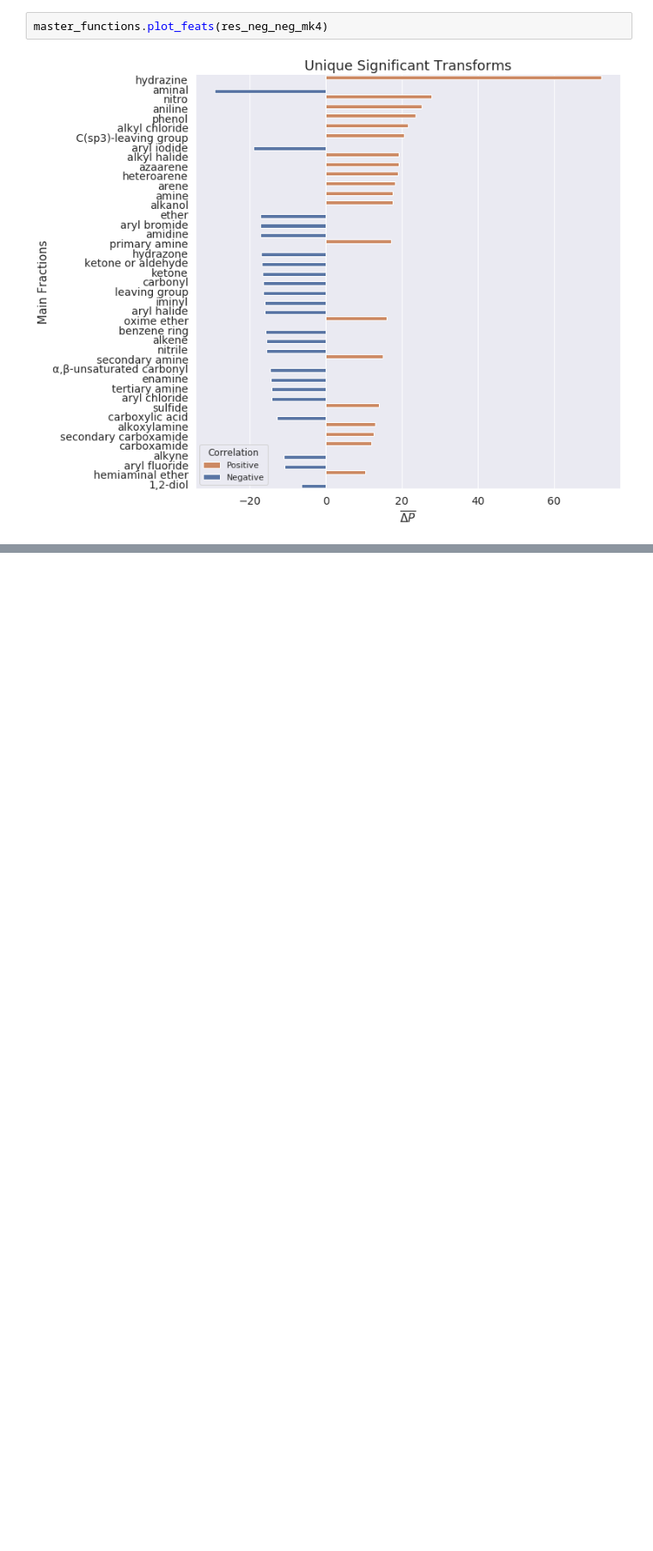
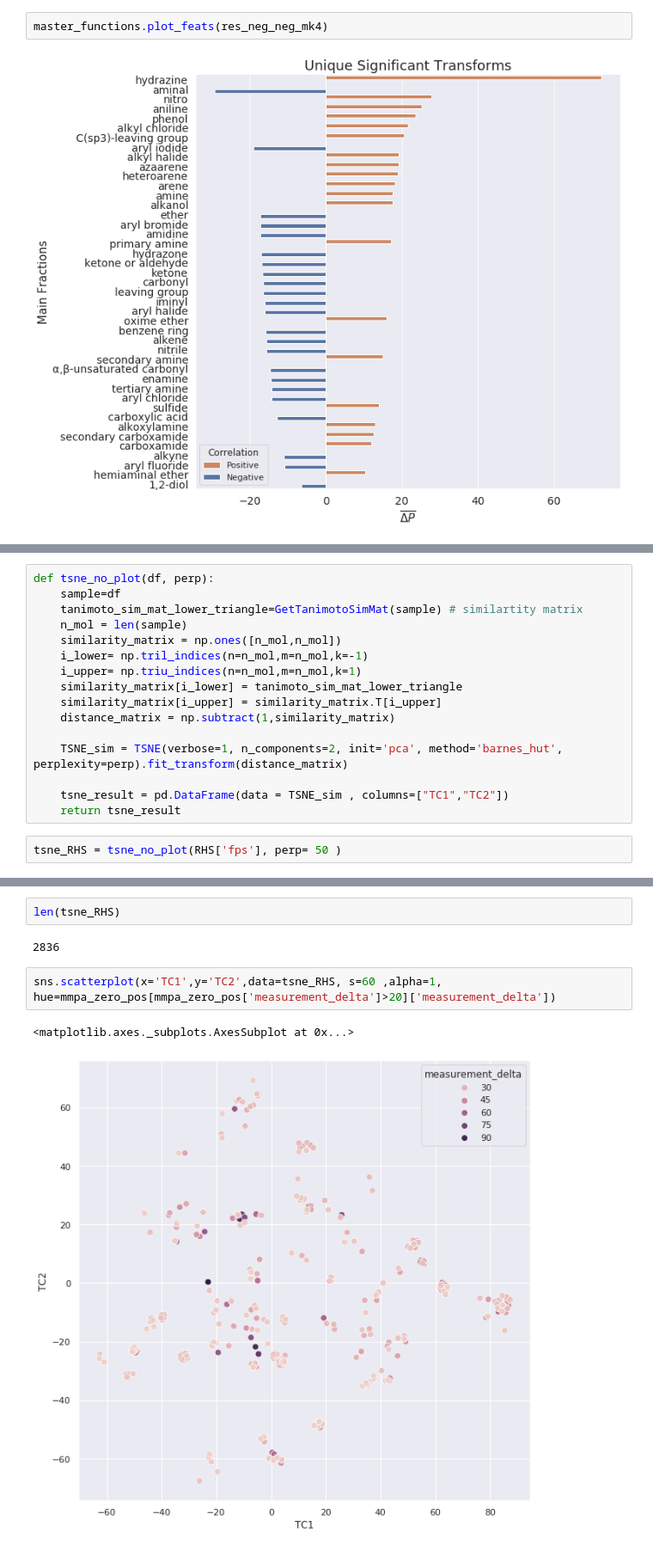
Before and after one commit to domgurvic/efflux_mmpa, a Jupyter notebook: run_mmpa_fge.ipynb, the cells around one changed output, grey strips where cells are left out. Shown at 86% size. Saved outputs shown, nothing was run; the diff lists cells and outputs as text; blank space fills up the shorter version.

```diff
--- a/run_mmpa_fge.ipynb
+++ b/run_mmpa_fge.ipynb
@@ -281,0 +416,18 @@ master_functions.plot_feats(res_neg_neg_mk4)
+# %%
+def tsne_no_plot(df, perp):
+    sample=df
+    tanimoto_sim_mat_lower_triangle=GetTanimotoSimMat(sample) # similartity matrix
+    n_mol = len(sample)
+    similarity_matrix = np.ones([n_mol,n_mol])
+    i_lower= np.tril_indices(n=n_mol,m=n_mol,k=-1)
+    i_upper= np.triu_indices(n=n_mol,m=n_mol,k=1)
+    similarity_matrix[i_lower] = tanimoto_sim_mat_lower_triangle
+    similarity_matrix[i_upper] = similarity_matrix.T[i_upper]
+    distance_matrix = np.subtract(1,similarity_matrix)
+
+    TSNE_sim = TSNE(verbose=1, n_components=2, init='pca', method='barnes_hut', perplexity=perp).fit_transform(distance_matrix)
+
+    tsne_result = pd.DataFrame(data = TSNE_sim , columns=["TC1","TC2"])
+    return tsne_result
+# %%
+tsne_RHS = tsne_no_plot(RHS['fps'], perp= 50 )
@@ -281,0 +444,9 @@ master_functions.plot_feats(res_neg_neg_mk4)
+# %%
+len(tsne_RHS)
+# %% [output]
+2836
+# %%
+sns.scatterplot(x='TC1',y='TC2',data=tsne_RHS, s=60 ,alpha=1, hue=mmpa_zero_pos[mmpa_zero_pos['measurement_delta']>20]['measurement_delta'])
+# %% [output]
+<matplotlib.axes._subplots.AxesSubplot at 0x...>
+[figure, added]
```
Also changed, not shown: parts of 16 cells of this notebook.
